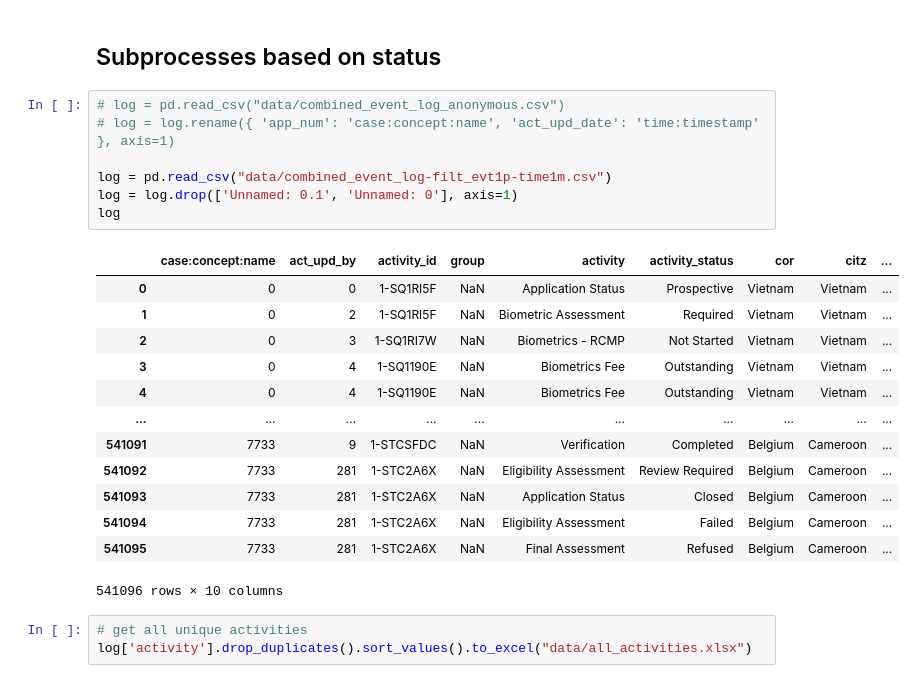
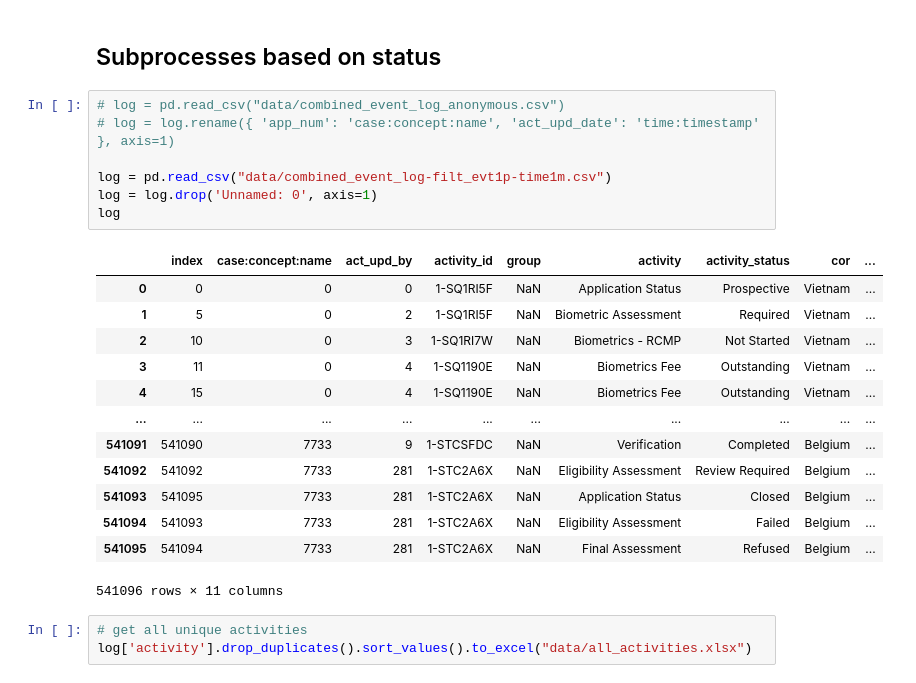
Before and after one commit to ProcessMining-uOttawa/ircc, a Jupyter notebook: ircc-lifecycles-new.ipynb, the cells around one changed output. Saved outputs shown, nothing was run; the diff lists cells and outputs as text.

```diff
--- a/ircc-lifecycles-new.ipynb
+++ b/ircc-lifecycles-new.ipynb
@@ -227,24 +224,24 @@ log.to_csv("data/combined_event_log-filt_evt1p-time1m.csv")
 # %%
 # log = pd.read_csv("data/combined_event_log_anonymous.csv")
 # log = log.rename({ 'app_num': 'case:concept:name', 'act_upd_date': 'time:timestamp' }, axis=1)
 
 log = pd.read_csv("data/combined_event_log-filt_evt1p-time1m.csv")
-log = log.drop(['Unnamed: 0.1', 'Unnamed: 0'], axis=1)
+log = log.drop('Unnamed: 0', axis=1)
 log
 # %% [output]
-|  | case:concept:name | act_upd_by | activity_id | group | activity | activity_status | cor | citz | ... |
-| 0 | 0 | 0 | 1-SQ1RI5F | NaN | Application Status | Prospective | Vietnam | Vietnam | ... |
-| 1 | 0 | 2 | 1-SQ1RI5F | NaN | Biometric Assessment | Required | Vietnam | Vietnam | ... |
-| 2 | 0 | 3 | 1-SQ1RI7W | NaN | Biometrics - RCMP | Not Started | Vietnam | Vietnam | ... |
-| 3 | 0 | 4 | 1-SQ1190E | NaN | Biometrics Fee | Outstanding | Vietnam | Vietnam | ... |
-| 4 | 0 | 4 | 1-SQ1190E | NaN | Biometrics Fee | Outstanding | Vietnam | Vietnam | ... |
+|  | index | case:concept:name | act_upd_by | activity_id | group | activity | activity_status | cor | ... |
+| 0 | 0 | 0 | 0 | 1-SQ1RI5F | NaN | Application Status | Prospective | Vietnam | ... |
+| 1 | 5 | 0 | 2 | 1-SQ1RI5F | NaN | Biometric Assessment | Required | Vietnam | ... |
+| 2 | 10 | 0 | 3 | 1-SQ1RI7W | NaN | Biometrics - RCMP | Not Started | Vietnam | ... |
+| 3 | 11 | 0 | 4 | 1-SQ1190E | NaN | Biometrics Fee | Outstanding | Vietnam | ... |
+| 4 | 15 | 0 | 4 | 1-SQ1190E | NaN | Biometrics Fee | Outstanding | Vietnam | ... |
 | ... | ... | ... | ... | ... | ... | ... | ... | ... | ... |
-| 541091 | 7733 | 9 | 1-STCSFDC | NaN | Verification | Completed | Belgium | Cameroon | ... |
-| 541092 | 7733 | 281 | 1-STC2A6X | NaN | Eligibility Assessment | Review Required | Belgium | Cameroon | ... |
-| 541093 | 7733 | 281 | 1-STC2A6X | NaN | Application Status | Closed | Belgium | Cameroon | ... |
-| 541094 | 7733 | 281 | 1-STC2A6X | NaN | Eligibility Assessment | Failed | Belgium | Cameroon | ... |
-| 541095 | 7733 | 281 | 1-STC2A6X | NaN | Final Assessment | Refused | Belgium | Cameroon | ... |
+| 541091 | 541090 | 7733 | 9 | 1-STCSFDC | NaN | Verification | Completed | Belgium | ... |
+| 541092 | 541092 | 7733 | 281 | 1-STC2A6X | NaN | Eligibility Assessment | Review Required | Belgium | ... |
+| 541093 | 541095 | 7733 | 281 | 1-STC2A6X | NaN | Application Status | Closed | Belgium | ... |
+| 541094 | 541093 | 7733 | 281 | 1-STC2A6X | NaN | Eligibility Assessment | Failed | Belgium | ... |
+| 541095 | 541094 | 7733 | 281 | 1-STC2A6X | NaN | Final Assessment | Refused | Belgium | ... |
-541096 rows × 10 columns
+541096 rows × 11 columns
 # %%
 # get all unique activities
 log['activity'].drop_duplicates().sort_values().to_excel("data/all_activities.xlsx")
```
Also changed, not shown: parts of 37 cells of this notebook, 4 other files.
